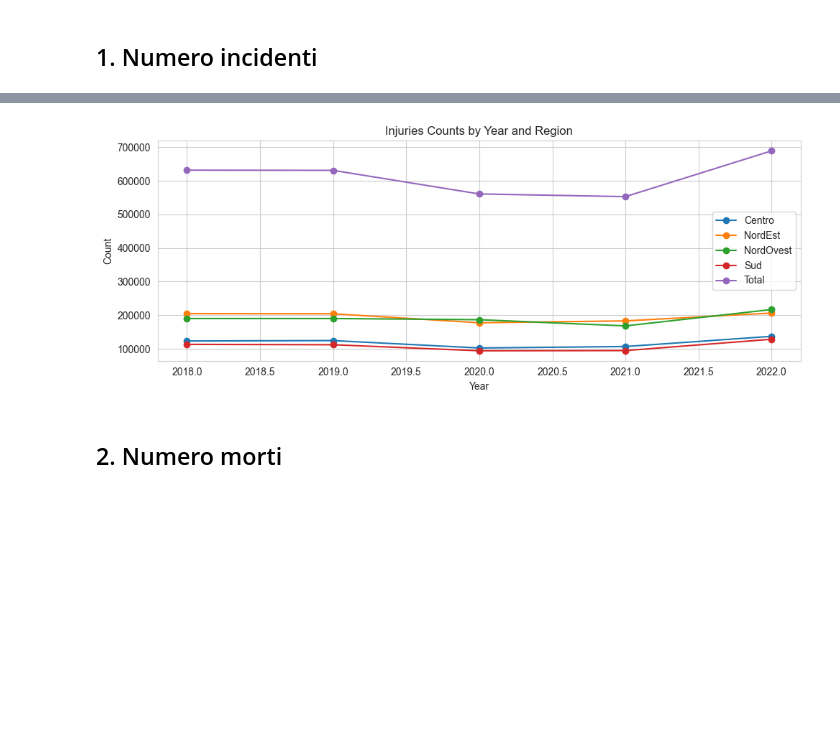
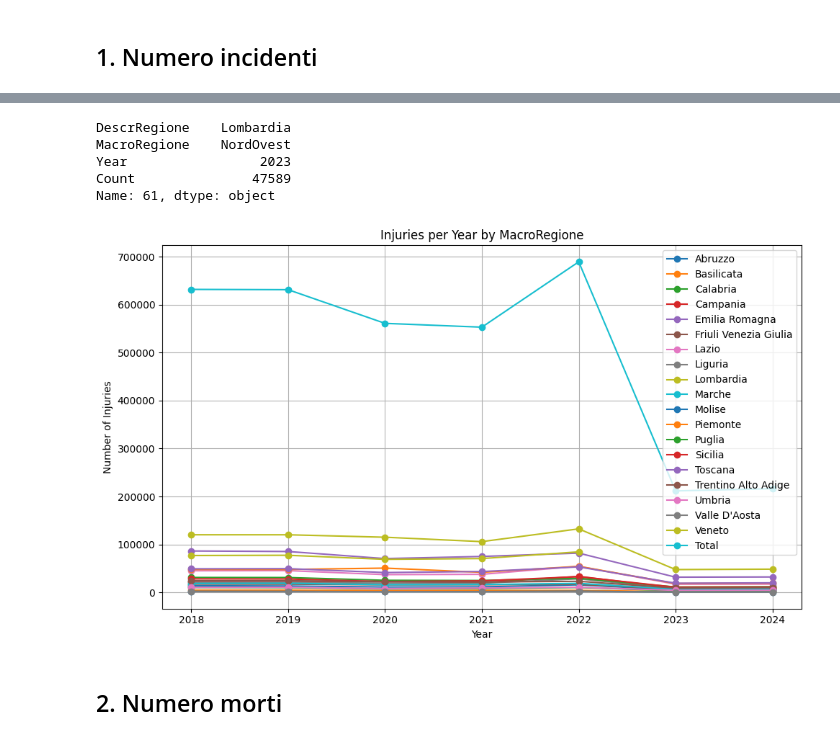
Before and after one commit to ChiaraParravicini/RiskWatchItalia, a Jupyter notebook: analysis.ipynb, the cells around one changed output, grey strips where cells are left out. Saved outputs shown, nothing was run; the diff lists cells and outputs as text; code cells hidden in the pictures; blank space fills up the shorter version.

```diff
--- a/analysis.ipynb
+++ b/analysis.ipynb
@@ -238,4 +251,4 @@ See the caveats in the documentation: https://pandas.pydata.org/pandas-docs/stab
   df[col] = pd.to_datetime(df[col], format=date_format).dt.strftime('%Y-%m-%d')
 # %%
 # Concatenate all DataFrames in filtered_dfs into one DataFrame
-concatenated_df = pd.concat(filtered_dfs.values(), ignore_index=True)
+concatenated_df_20 = pd.concat(filtered_dfs.values(), ignore_index=True)
@@ -294,7 +632,23 @@ concatenated_df
+# %%
+# List of columns to be removed
+columns_to_remove = [
+    'SettoreAttivitaEconomica',
+    'LuogoNascita',
+    'DescrDecisioneIstruttoriaEsitoMortale',
+    'GradoMenomazione',
+    'DecisioneIstruttoriaEsitoMortale'
+]
+
+# Remove the specified columns from concatenated_df
+concatenated_df.drop(columns=columns_to_remove, inplace=True)
 # %% [markdown]
 ## 1. Numero incidenti
 # %%
-# Convert DataAccadimento to datetime type if it's not already
+import pandas as pd
+
+# Assuming concatenated_df is your DataFrame containing 'DataAccadimento', 'DescrRegione', 'MacroRegione', and other columns
+
+# Convert 'DataAccadimento' to datetime type if it's not already
 concatenated_df['DataAccadimento'] = pd.to_datetime(concatenated_df['DataAccadimento'], errors='coerce')
 
 # Verify conversion
@@ -303,11 +657,12 @@ print(concatenated_df['DataAccadimento'])
 # Extract year from 'DataAccadimento' column
 concatenated_df['Year'] = concatenated_df['DataAccadimento'].dt.year
 
-# Group by 'MacroRegione' and 'Year', and count occurrences
-injury_per_year_region = concatenated_df.groupby(['MacroRegione', 'Year']).size().reset_index(name='Count')
+# Group by 'DescrRegione', 'MacroRegione', and 'Year', and count occurrences
+injury_per_year_region = concatenated_df.groupby(['DescrRegione', 'MacroRegione', 'Year']).size().reset_index(name='Count')
 
 # Calculate total values summing all MacroRegione
 total_values = injury_per_year_region.groupby('Year').sum().reset_index()
+total_values['DescrRegione'] = 'Total'
 total_values['MacroRegione'] = 'Total'
 
 # Append the total values row to the injury_per_year_region DataFrame
@@ -348,29 +706,33 @@ injury_per_year_region
+# %%
+max_count_row
+# %% [output]
+DescrRegione    Lombardia
+MacroRegione    NordOvest
+Year                 2023
+Count               47589
+Name: 61, dtype: object
 # %%
+import pandas as pd
 import matplotlib.pyplot as plt
 
-# Extract unique regions for plotting
-regions = injury_per_year_region['MacroRegione'].unique()
 
 # Plotting
-plt.figure(figsize=(10, 4))
+plt.figure(figsize=(10, 6))
 
-# Plot each region's data
-for region in regions:
-    region_data = injury_per_year_region[injury_per_year_region['MacroRegione'] == region]
-    plt.plot(region_data['Year'], region_data['Count'], marker='o', label=region)
+# Iterate over unique MacroRegioni to plot each one
+for macroregion in injury_per_year_region['DescrRegione'].unique():
+    data = injury_per_year_region[injury_per_year_region['DescrRegione'] == macroregion]
+    plt.plot(data['Year'], data['Count'], marker='o', linestyle='-', label=macroregion)
 
-# Add labels and title
 plt.xlabel('Year')
-plt.ylabel('Count')
-plt.title('Injuries Counts by Year and Region')
+plt.ylabel('Number of Injuries')
+plt.title('Injuries per Year by MacroRegione')
 plt.legend()
-
-# Display plot
 plt.grid(True)
 plt.tight_layout()
 plt.show()
 # %% [output]
-[figure, old version]
+[figure, new version]
 # %% [markdown]
 ## 2. Numero morti
 # %%
```
Also changed, not shown: parts of 197 cells of this notebook.
